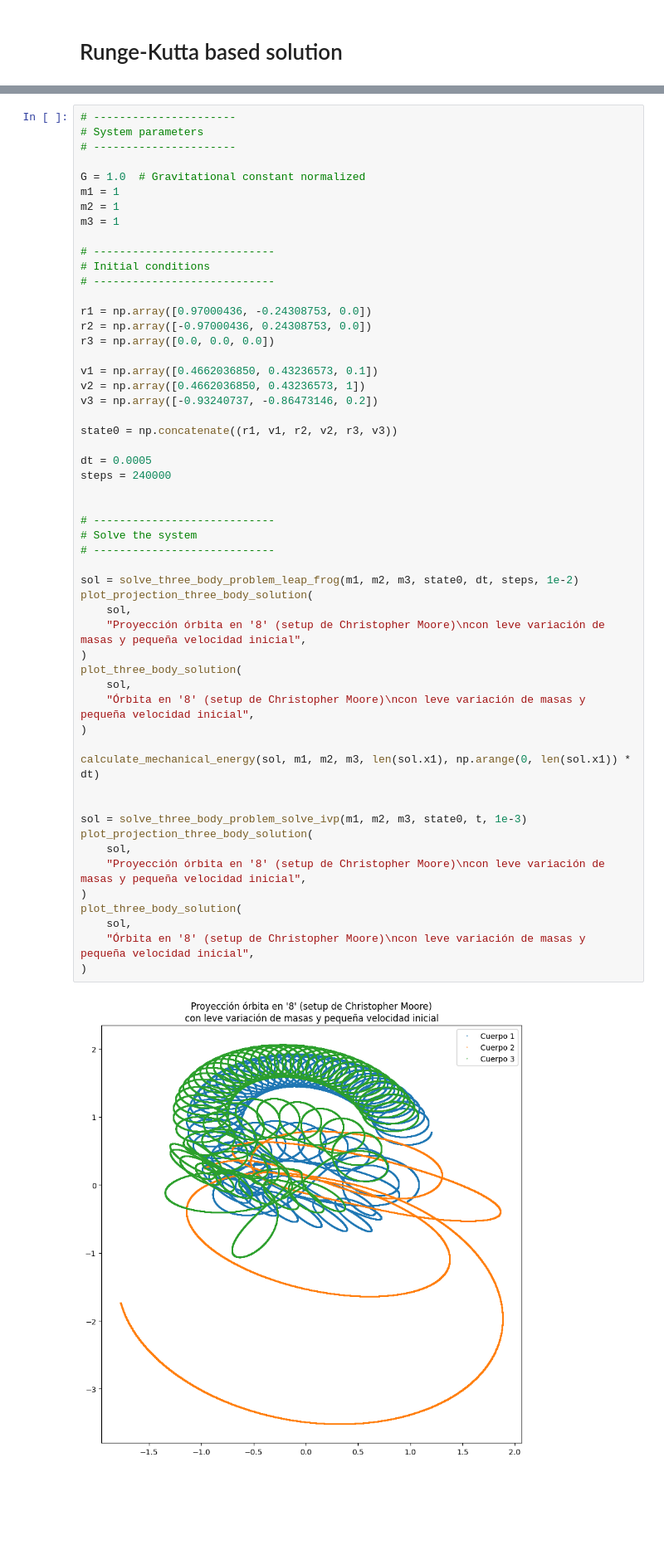
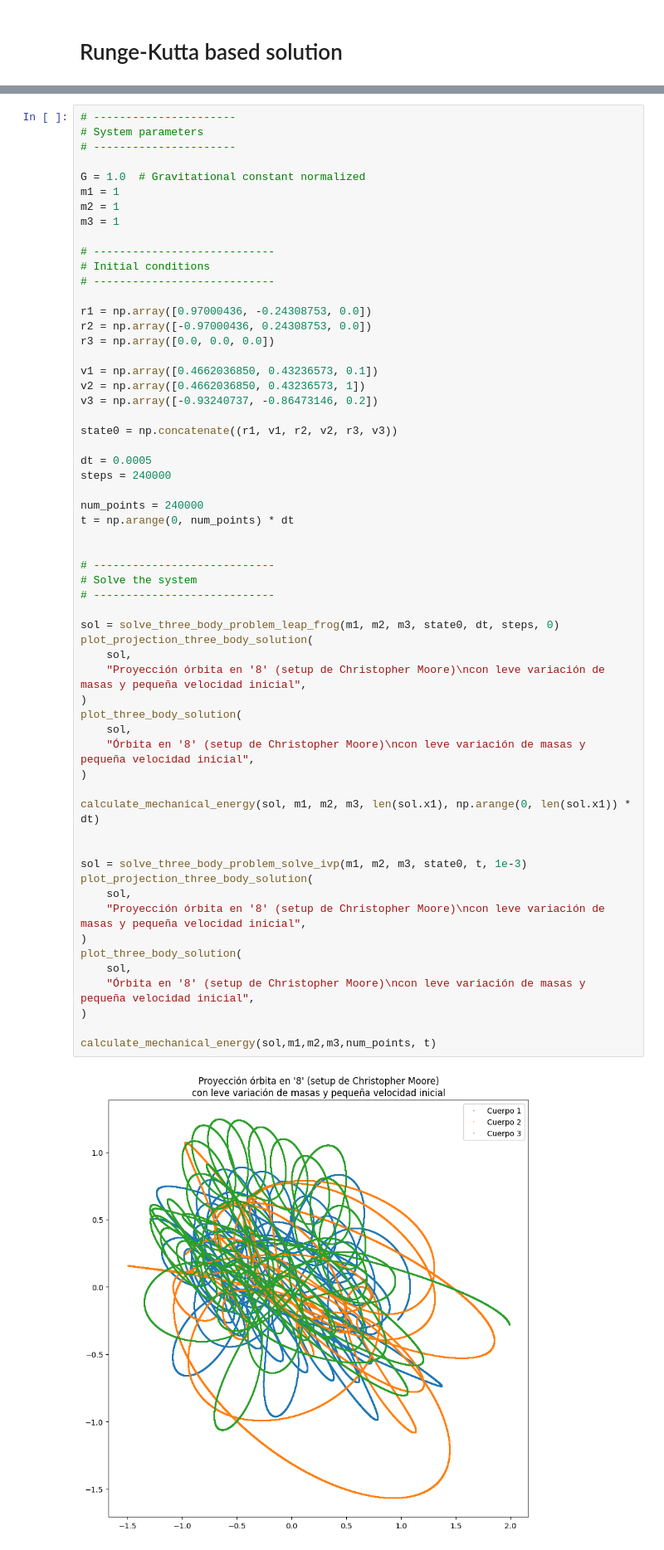
Before and after one commit to Another-DevX/Metodos-computacionales, a Jupyter notebook: proyecto/tres_cuerpos.ipynb, the cells around one changed output, grey strips where cells are left out. Shown at 83% size. Drawn from its saved outputs; the diff is of its cells as text; blank space fills up the shorter version.

```diff
--- a/proyecto/tres_cuerpos.ipynb
+++ b/proyecto/tres_cuerpos.ipynb
@@ -430,32 +430,37 @@ state0 = np.concatenate((r1, v1, r2, v2, r3, v3))
 dt = 0.0005
 steps = 240000
 
+num_points = 240000
+t = np.arange(0, num_points) * dt
+
 
 # ----------------------------
 # Solve the system
 # ----------------------------
 
-sol = solve_three_body_problem_leap_frog(m1, m2, m3, state0, dt, steps, 1e-2)
+sol = solve_three_body_problem_leap_frog(m1, m2, m3, state0, dt, steps, 0)
 plot_projection_three_body_solution(
     sol,
     "Proyección órbita en '8' (setup de Christopher Moore)\ncon leve variación de masas y pequeña velocidad inicial",
 )
 plot_three_body_solution(
     sol,
     "Órbita en '8' (setup de Christopher Moore)\ncon leve variación de masas y pequeña velocidad inicial",
 )
 
 calculate_mechanical_energy(sol, m1, m2, m3, len(sol.x1), np.arange(0, len(sol.x1)) * dt)
 
 
 sol = solve_three_body_problem_solve_ivp(m1, m2, m3, state0, t, 1e-3)
 plot_projection_three_body_solution(
     sol,
     "Proyección órbita en '8' (setup de Christopher Moore)\ncon leve variación de masas y pequeña velocidad inicial",
 )
 plot_three_body_solution(
     sol,
     "Órbita en '8' (setup de Christopher Moore)\ncon leve variación de masas y pequeña velocidad inicial",
 )
+
+calculate_mechanical_energy(sol,m1,m2,m3,num_points, t)
 # %% [output]
-[figure, old version]
+[figure, new version]
```
Also changed, not shown: parts of 6 cells of this notebook, 1 other file.
